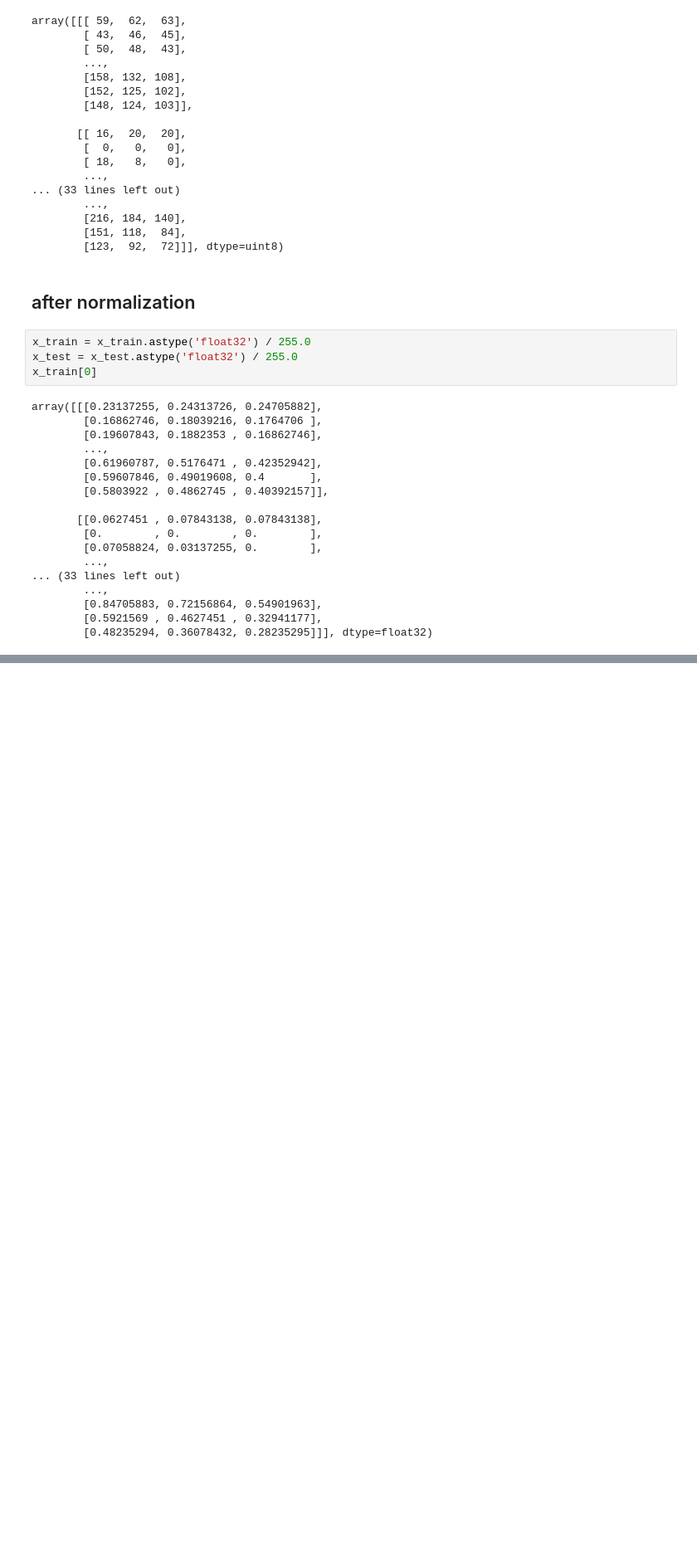
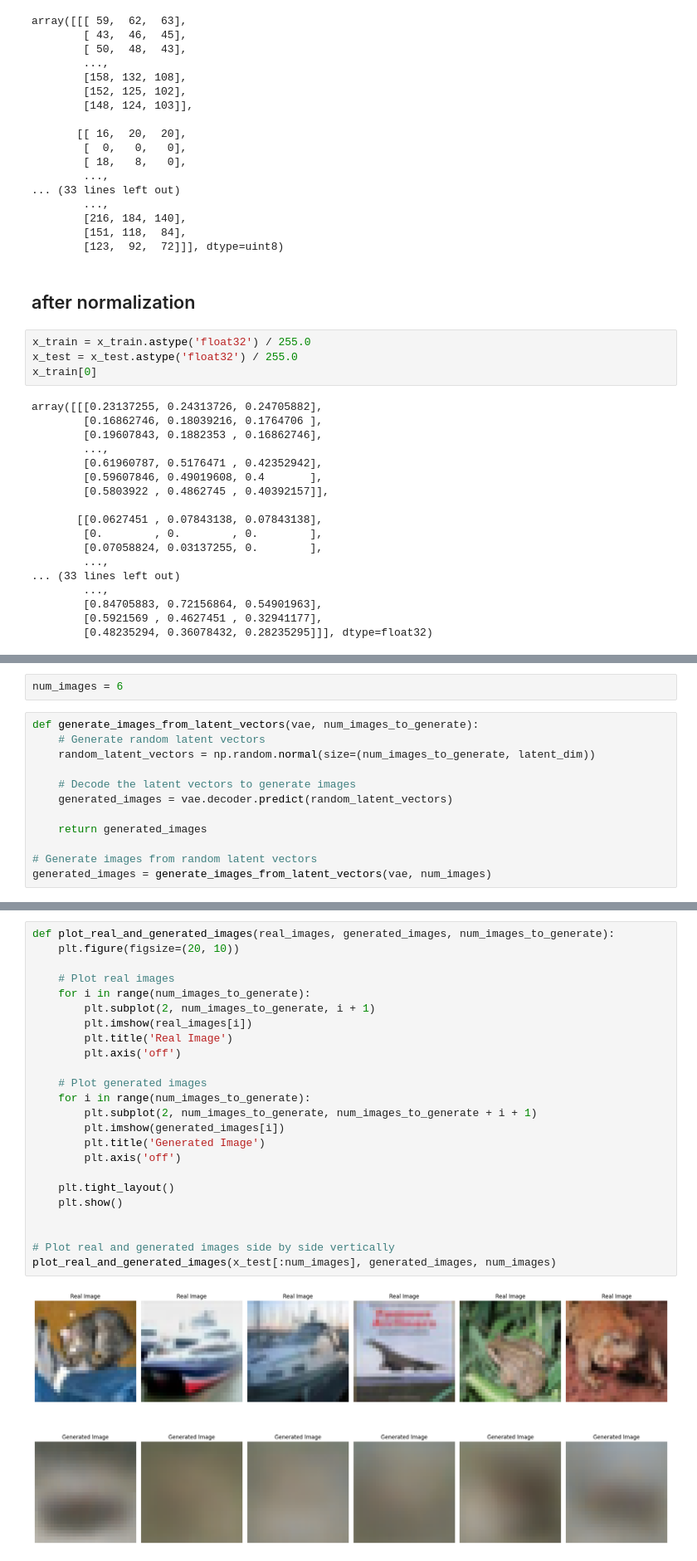
Before and after one commit to Umar-Waseem/vae-cifar-10, a Jupyter notebook: vae-cifar10.ipynb, the cells around one changed output, grey strips where cells are left out. Shown at 83% size. Saved outputs shown, nothing was run; the diff lists cells and outputs as text; blank space fills up the shorter version.

```diff
--- a/vae-cifar10.ipynb
+++ b/vae-cifar10.ipynb
@@ -283,0 +284,14 @@ plt.show()
+# %%
+num_images = 6
+# %%
+def generate_images_from_latent_vectors(vae, num_images_to_generate):
+    # Generate random latent vectors
+    random_latent_vectors = np.random.normal(size=(num_images_to_generate, latent_dim))
+
+    # Decode the latent vectors to generate images
+    generated_images = vae.decoder.predict(random_latent_vectors)
+
+    return generated_images
+
+# Generate images from random latent vectors
+generated_images = generate_images_from_latent_vectors(vae, num_images)
@@ -283,0 +300,26 @@ plt.show()
+# %%
+def plot_real_and_generated_images(real_images, generated_images, num_images_to_generate):
+    plt.figure(figsize=(20, 10))
+
+    # Plot real images
+    for i in range(num_images_to_generate):
+        plt.subplot(2, num_images_to_generate, i + 1)
+        plt.imshow(real_images[i])
+        plt.title('Real Image')
+        plt.axis('off')
+
+    # Plot generated images
+    for i in range(num_images_to_generate):
+        plt.subplot(2, num_images_to_generate, num_images_to_generate + i + 1)
+        plt.imshow(generated_images[i])
+        plt.title('Generated Image')
+        plt.axis('off')
+
+    plt.tight_layout()
+    plt.show()
+
+
+# Plot real and generated images side by side vertically
+plot_real_and_generated_images(x_test[:num_images], generated_images, num_images)
+# %% [output]
+[figure, added]
```
Also changed, not shown: parts of 22 cells of this notebook.
